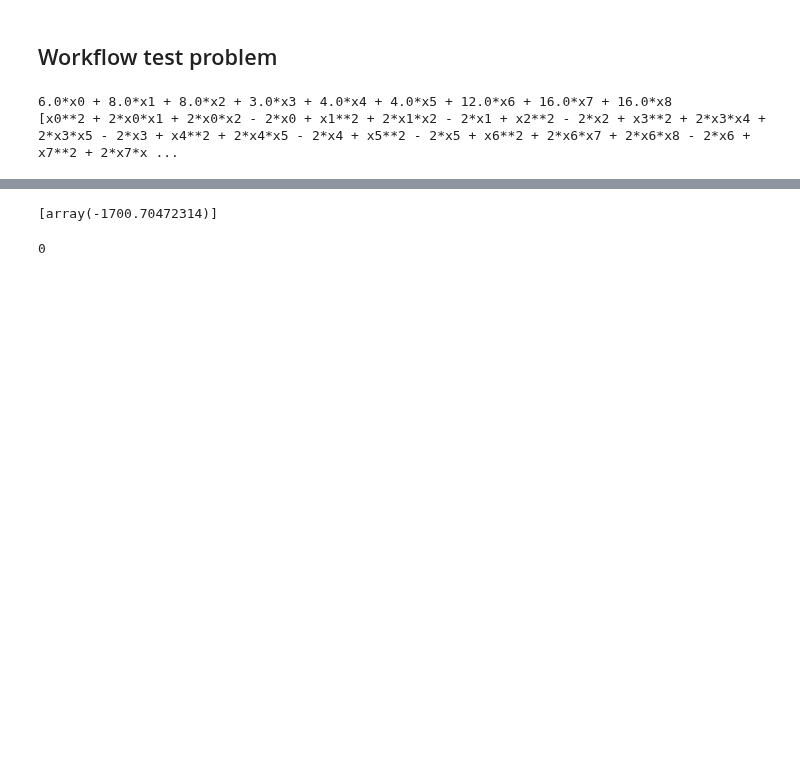
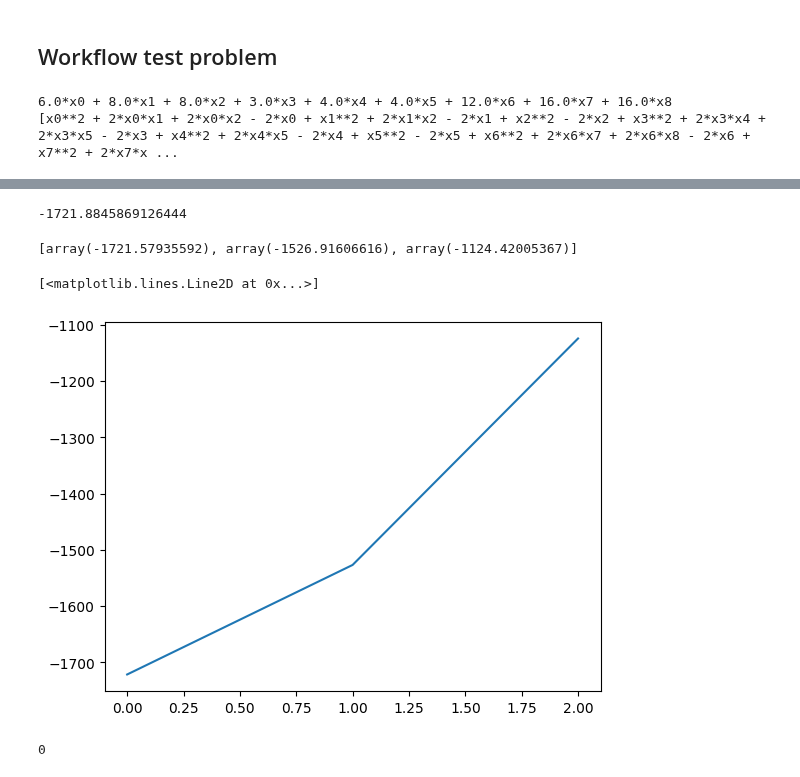
Before and after one commit to qc-lab/QHyper, a Jupyter notebook: demo/main_test.ipynb, the cells around one changed output, grey strips where cells are left out. Saved outputs shown, nothing was run; the diff lists cells and outputs as text; code cells hidden in the pictures; blank space fills up the shorter version.

```diff
--- a/demo/main_test.ipynb
+++ b/demo/main_test.ipynb
@@ -27,5 +27,3 @@ solver = QAOA(
     # mixer: str=,
     # backend=
 )
-# %%
-value, params, weights,costhistory = solver.solve()
@@ -32,7 +56,17 @@ value, params, weights,costhistory = solver.solve()
+# %%
+print(value)
+# %% [output]
+-1721.8845869126444
 # %%
 print(costhistory)
 # %% [output]
-[array(-1700.70472314)]
+[array(-1721.57935592), array(-1526.91606616), array(-1124.42005367)]
+# %%
+import matplotlib.pyplot as plt
+plt.plot(costhistory)
+# %% [output]
+[<matplotlib.lines.Line2D at 0x...>]
+[figure, added]
 # %%
 probs = solver.get_probs_func( weights)(params)
 # %%
```
Also changed, not shown: parts of 2 cells of this notebook, 1 other file.
